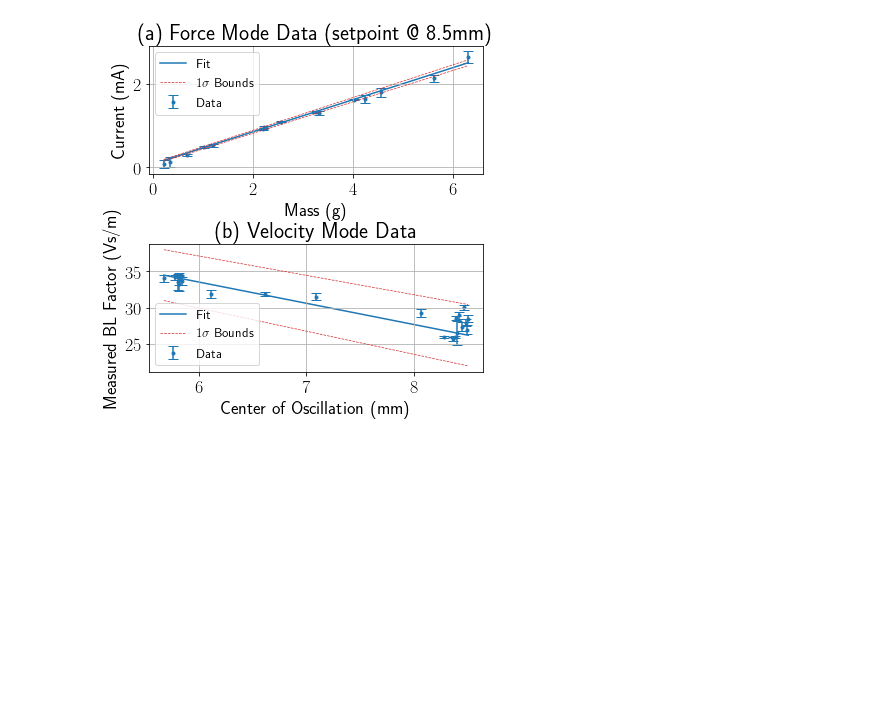
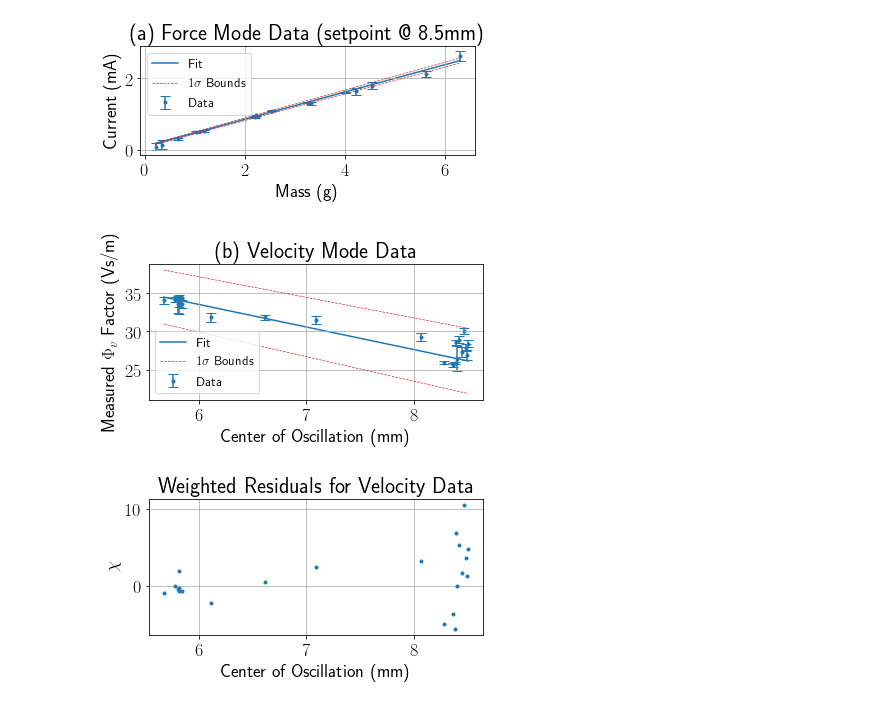
Before and after one commit to miclaraia/mxp-project, a Jupyter notebook: notebooks/20190507-final-paper.ipynb, the cells around one changed output. Saved outputs shown, nothing was run; the diff lists cells and outputs as text; code cells hidden in the pictures; blank space fills up the shorter version.

```diff
--- a/notebooks/20190507-final-paper.ipynb
+++ b/notebooks/20190507-final-paper.ipynb
@@ -130,24 +150,52 @@ PTE: 1.0000
 # %%
-fig = plt.figure(figsize=(6,6))
-fig.subplots_adjust(hspace=0.55)
-axes = fig.subplots(2,1)
+# fig = plt.figure(figsize=(6,6))
+# fig.subplots_adjust(hspace=0.55)
+# axes = fig.subplots(2,1)
 
-ax = axes[0]
+# ax = axes[0]
+# fm.analysis.plot(ax)
+# ax.set_xlabel('Mass (g)')
+# ax.set_ylabel('Current (mA)')
+# ax.set_title('(a) Force Mode Data (setpoint @ 8.5mm)')
+# ax.legend(fontsize=13)
+
+# ax = axes[1]
+# analysis.plot(ax, plot_bounds=True)
+# ax.set_xlabel('Center of Oscillation (mm)')
+# ax.set_ylabel('Measured BL Factor (Vs/m)')
+# ax.set_title('(b) Velocity Mode Data')
+# ax.legend(fontsize=13)
+# plt.show()
+
+fig = plt.figure(figsize=(6,2))
+ax = fig.add_subplot(111)
 fm.analysis.plot(ax)
 ax.set_xlabel('Mass (g)')
 ax.set_ylabel('Current (mA)')
 ax.set_title('(a) Force Mode Data (setpoint @ 8.5mm)')
 ax.legend(fontsize=13)
+plt.show()
 
-ax = axes[1]
+fig = plt.figure(figsize=(6,2.5))
+ax = fig.add_subplot(111)
 analysis.plot(ax, plot_bounds=True)
 ax.set_xlabel('Center of Oscillation (mm)')
-ax.set_ylabel('Measured BL Factor (Vs/m)')
+ax.set_ylabel('Measured $\Phi_v$ Factor (Vs/m)')
 ax.set_title('(b) Velocity Mode Data')
 ax.legend(fontsize=13)
 plt.show()
+
+fig = plt.figure(figsize=(6,2.5))
+ax = fig.add_subplot(111)
+analysis.plot_chi(ax)
+ax.set_xlabel('Center of Oscillation (mm)')
+ax.set_ylabel('$\chi$')
+ax.set_title('Weighted Residuals for Velocity Data')
+plt.show()
 # %% [output]
-[figure, old version]
+[figure, new version]
+[figure, added]
+[figure, added]
 # %%
 bl1 = fm.get_BL()
 bl2 = analysis.model.get_value(8.5)
```
Also changed, not shown: parts of 11 cells of this notebook, 13 other files.
